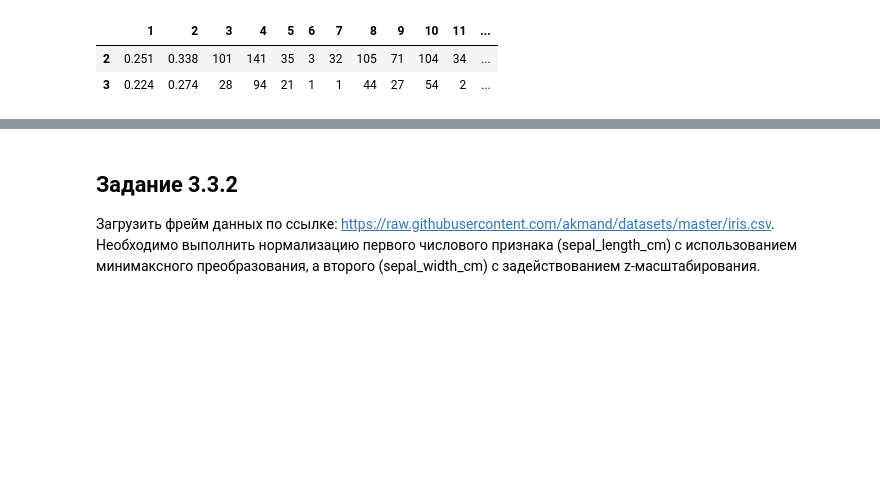
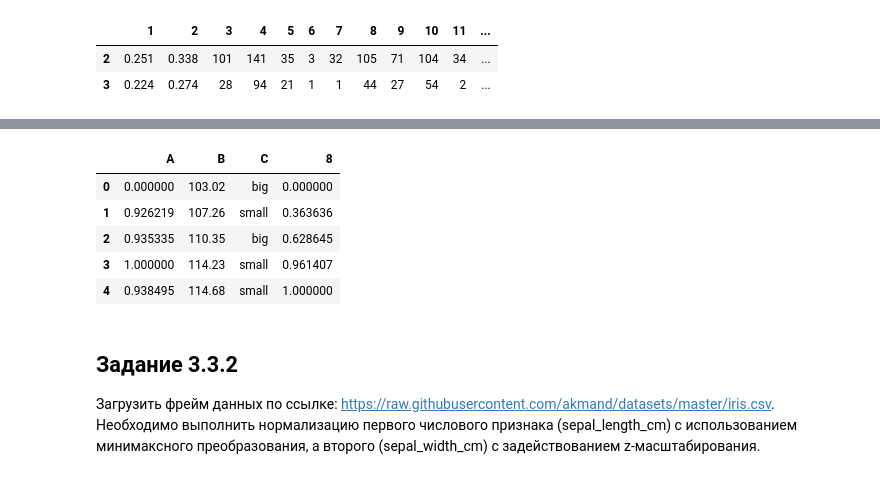
Before and after one commit to Marenau/Artificial-intelligence, a Jupyter notebook: Рабочая тетрадь 2.ipynb, the cells around one changed output, grey strips where cells are left out. Drawn from its saved outputs; the diff is of its cells as text; code cells hidden in the pictures; blank space fills up the shorter version.

```diff
--- a/Рабочая тетрадь 2.ipynb
+++ b/Рабочая тетрадь 2.ipynb
@@ -523,3 +582,22 @@ $$
+# %%
+import pandas as pd
+from sklearn.preprocessing import MinMaxScaler
+
+scaler = MinMaxScaler()
+
+dfTest = pd.DataFrame({'A':[14.00,90.20,90.95,96.27,91.21],
+                       'B':[103.02,107.26,110.35,114.23,114.68],
+                       'C':['big', 'small', 'big', 'small', 'small']})
+
+dfTest[['A', '8']] = scaler.fit_transform(dfTest[['A', 'B']])
+dfTest
+# %% [output]
+|  | A | B | C | 8 |
+| 0 | 0.000000 | 103.02 | big | 0.000000 |
+| 1 | 0.926219 | 107.26 | small | 0.363636 |
+| 2 | 0.935335 | 110.35 | big | 0.628645 |
+| 3 | 1.000000 | 114.23 | small | 0.961407 |
+| 4 | 0.938495 | 114.68 | small | 1.000000 |
 # %% [markdown]
 ## Задание 3.3.2
 
```
Also changed, not shown: parts of 6 cells of this notebook.
